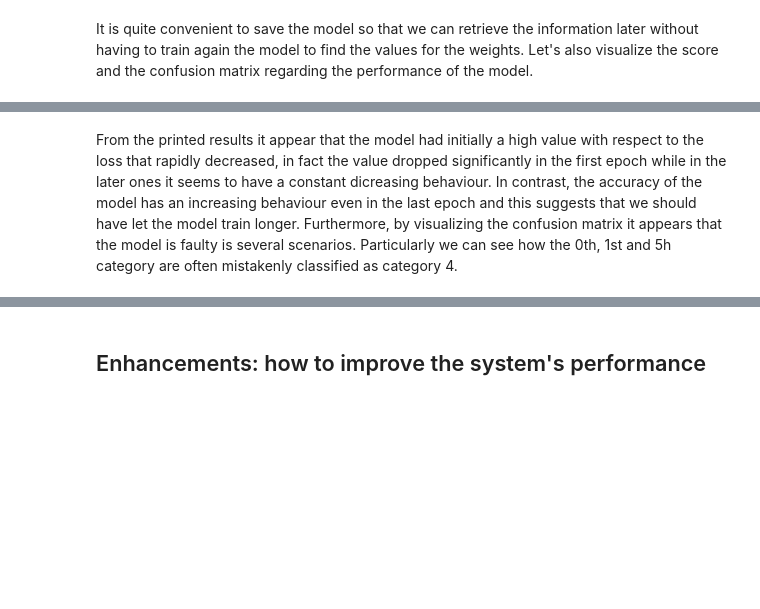
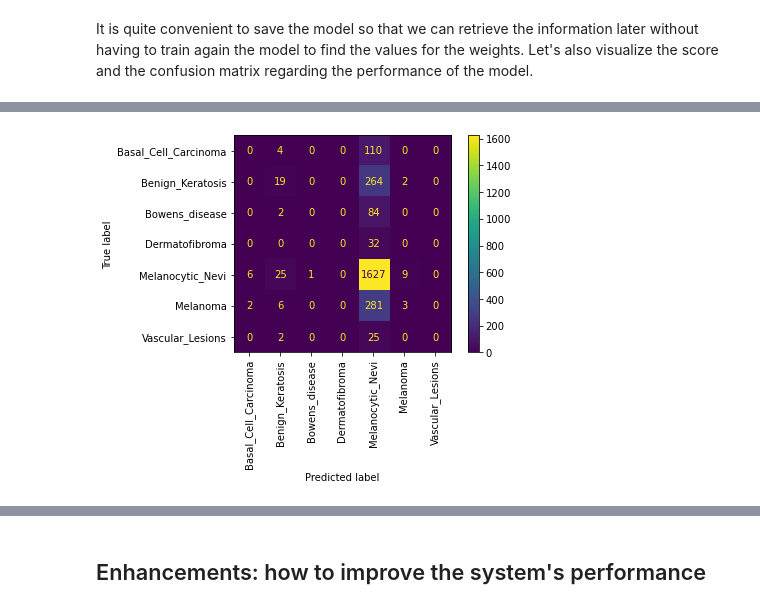
Before and after one commit to noisecape/Cancer_Detector, a Jupyter notebook: Cancer_Detector.ipynb, the cells around one changed output, grey strips where cells are left out. Drawn from its saved outputs; the diff is of its cells as text; code cells hidden in the pictures; blank space fills up the shorter version.

```diff
--- a/Cancer_Detector.ipynb
+++ b/Cancer_Detector.ipynb
@@ -365,2 +371,5 @@ plot_accuracy_epochs(history)
-# %% [markdown]
-From the printed results it appear that the model had initially a high value with respect to the loss that rapidly decreased, in fact the value dropped significantly in the first epoch while in the later ones it seems to have a constant dicreasing behaviour. In contrast, the accuracy of the model has an increasing behaviour even in the last epoch and this suggests that we should have let the model train longer. Furthermore, by visualizing the confusion matrix it appears that the model is faulty is several scenarios. Particularly we can see how the 0th, 1st and 5h category are often mistakenly classified as category 4.
+# %%
+cm = confusion_matrix(y_true, y_pred)
+print_confusion_matrix(cm, labels)
+# %% [output]
+[figure, added]
```
Also changed, not shown: parts of 56 cells of this notebook.
